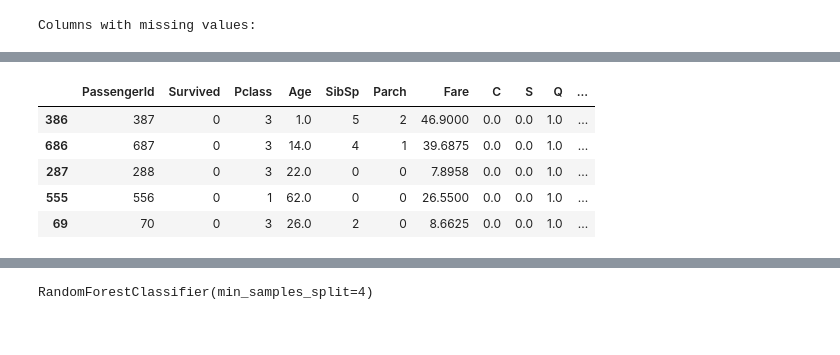
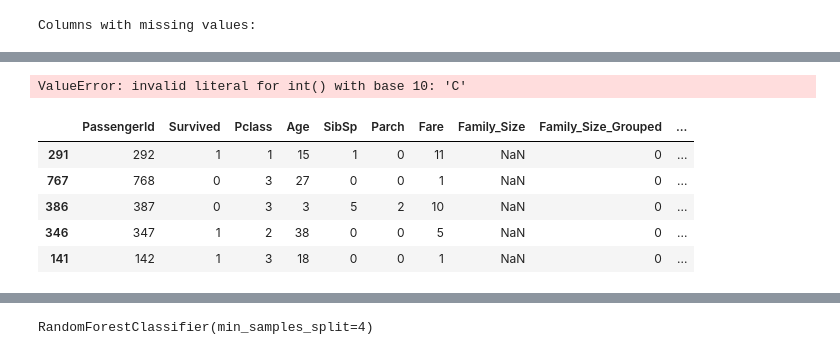
Before and after one commit to icekreem27/titanic-survival-rate, a Jupyter notebook: titanic.ipynb, the cells around one changed output, grey strips where cells are left out. Saved outputs shown, nothing was run; the diff lists cells and outputs as text; code cells hidden in the pictures.

```diff
--- a/titanic.ipynb
+++ b/titanic.ipynb
@@ -151,11 +282,15 @@ class FeatureDropper(BaseEstimator, TransformerMixin):
 # assemble the pipeline
 from sklearn.pipeline import Pipeline
 
-pipeline = Pipeline([("AgeImputer", AgeImputer()),
-                     ("FeatureEncoder", FeatureEncoder()),
-                     ("FeatureDropper", FeatureDropper())])
+non_numeric_features = ['Embarked', 'Sex', 'Family_Size_Grouped', 'Age', 'Fare']
+
+pipeline = Pipeline([
+    ("AgeImputer", AgeImputer()),
+    ("FeatureEncoder", FeatureEncoder()),
+    ("MultiLabelEncoder", MultiColumnLabelEncoder(non_numeric_features)),
+    ("FeatureDropper", FeatureDropper()),
+])
 # %%
 # run the pipeline on the stratified training set
-
-strat_train_set = pipeline.fit_transform(strat_train_set)
+pipeline_train_set = pipeline.fit_transform(strat_train_set)
 # %%
@@ -215,13 +359,21 @@ RandomForestClassifier(min_samples_split=4)
-# %%
-# run on test set and score
-strat_test_set = pipeline.fit_transform(strat_test_set)
+# %%
+# run on test set and score
+# some grouping and processing required
+strat_test_set['Fare'] = pd.qcut(strat_test_set['Fare'], 13)
+strat_test_set['Family_Size'] = strat_test_set['SibSp'] + strat_test_set['Parch'] + 1
+strat_test_set['Family_Size_Grouped'] = strat_test_set['Family_Size'].map(family_map)
+strat_test_set['Ticket_Frequency'] = strat_test_set.groupby('Ticket')['Ticket'].transform('count')
+
+pipeline_test_set = pipeline.fit_transform(strat_test_set)
+# %% [output]
+ValueError: invalid literal for int() with base 10: 'C'
 # %%
-strat_train_set.head()
+pipeline_test_set.head()
 # %% [output]
-|  | PassengerId | Survived | Pclass | Age | SibSp | Parch | Fare | C | S | Q | ... |
-| 386 | 387 | 0 | 3 | 1.0 | 5 | 2 | 46.9000 | 0.0 | 0.0 | 1.0 | ... |
-| 686 | 687 | 0 | 3 | 14.0 | 4 | 1 | 39.6875 | 0.0 | 0.0 | 1.0 | ... |
-| 287 | 288 | 0 | 3 | 22.0 | 0 | 0 | 7.8958 | 0.0 | 0.0 | 1.0 | ... |
-| 555 | 556 | 0 | 1 | 62.0 | 0 | 0 | 26.5500 | 0.0 | 0.0 | 1.0 | ... |
-| 69 | 70 | 0 | 3 | 26.0 | 2 | 0 | 8.6625 | 0.0 | 0.0 | 1.0 | ... |
+|  | PassengerId | Survived | Pclass | Age | SibSp | Parch | Fare | Family_Size | Family_Size_Grouped | ... |
+| 291 | 292 | 1 | 1 | 15 | 1 | 0 | 11 | NaN | 0 | ... |
+| 767 | 768 | 0 | 3 | 27 | 0 | 0 | 1 | NaN | 0 | ... |
+| 386 | 387 | 0 | 3 | 3 | 5 | 2 | 10 | NaN | 0 | ... |
+| 346 | 347 | 1 | 2 | 38 | 0 | 0 | 5 | NaN | 0 | ... |
+| 141 | 142 | 1 | 3 | 18 | 0 | 0 | 1 | NaN | 0 | ... |
 # %%
```
Also changed, not shown: parts of 23 cells of this notebook.
